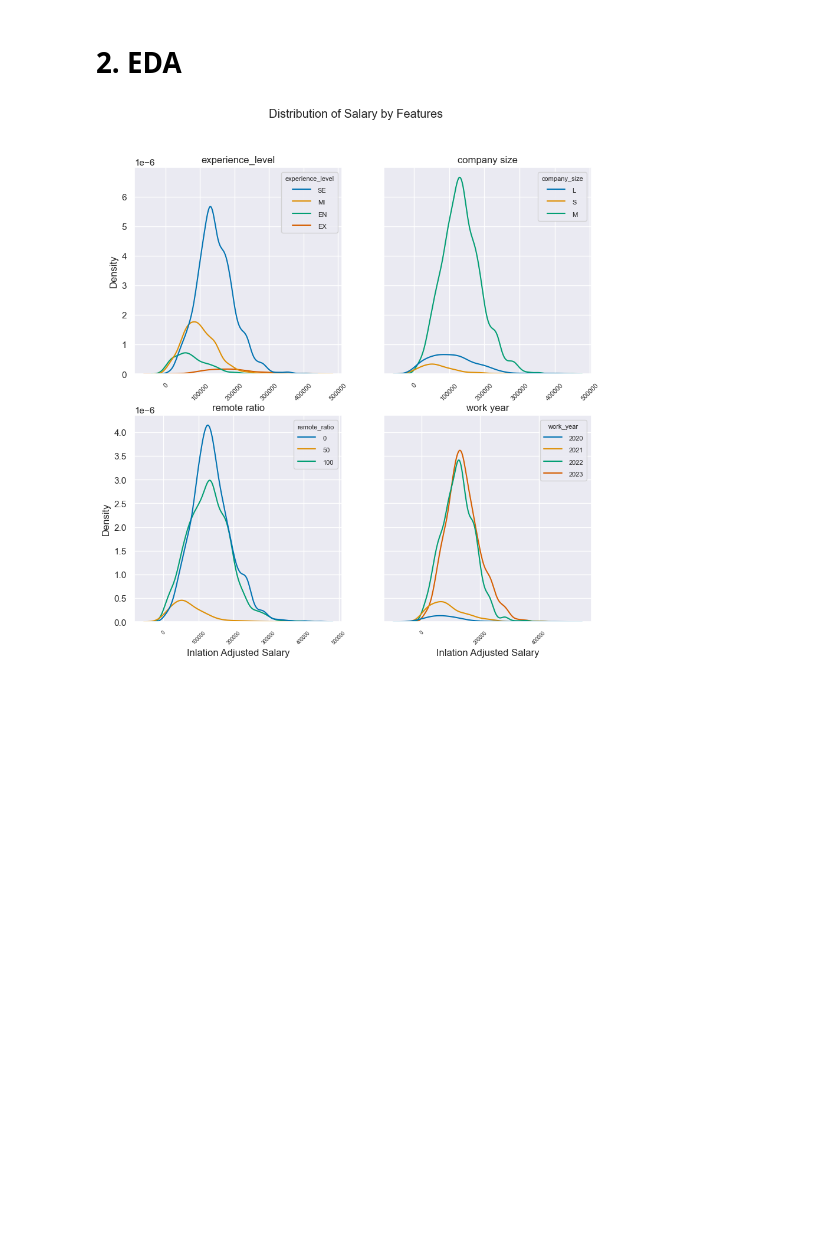
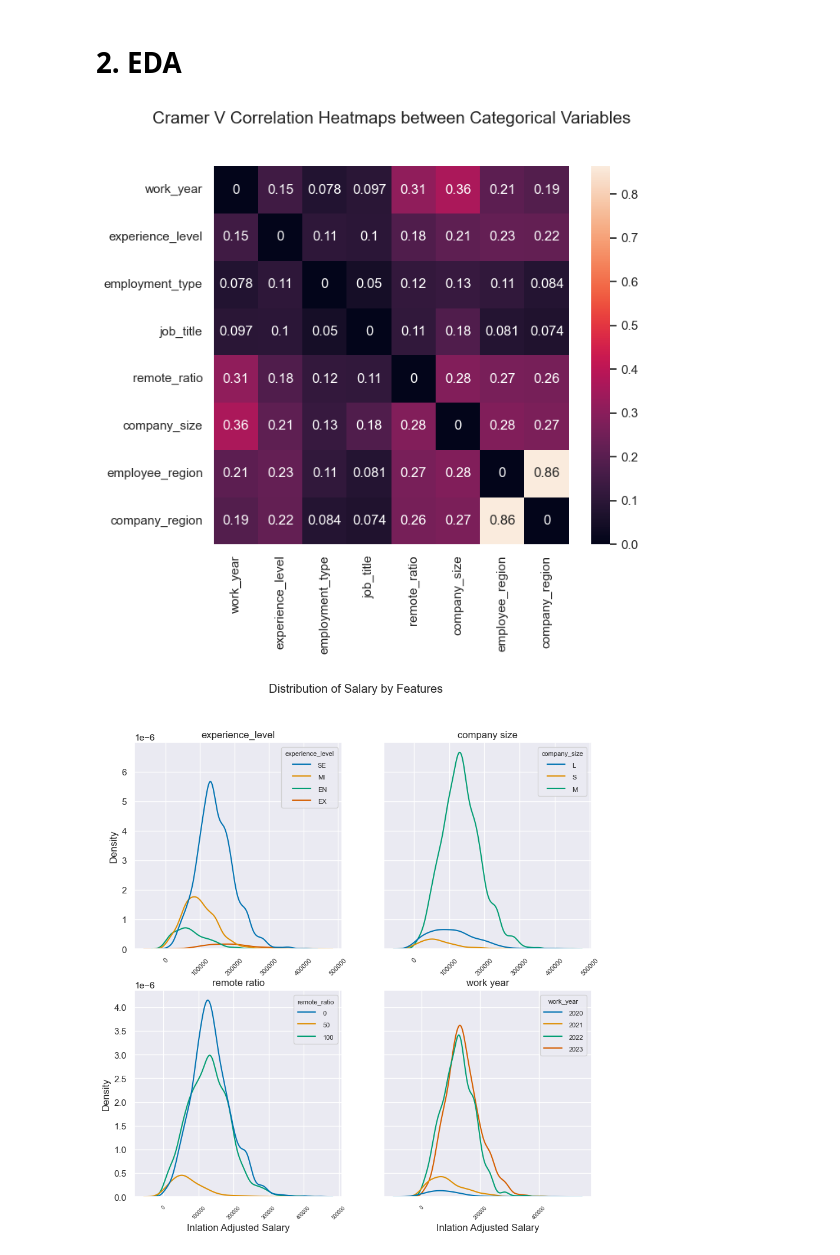
Before and after one commit to hyang78227/Springboard, a Jupyter notebook: story_telling_case_study/data science salary study.ipynb, the cells around one changed output. Cells and saved outputs as stored; diff of their text form; code cells hidden in the pictures; blank space fills up the shorter version.

```diff
--- a/story_telling_case_study/data science salary study.ipynb
+++ b/story_telling_case_study/data science salary study.ipynb
@@ -143,5 +154,13 @@ dtype: int64
 # %%
 ##keep top 5 mostly common job and group all rest into 'others'
-ls=list(salary_df['job_title'].value_counts().index[salary_df['job_title'].value_counts().values>=37])
-salary_df.job_title[~salary_df['job_title'].isin(ls)]='others'
-salary_df.job_title.value_counts()
+iplot=0
+
+if iplot==0:
+    ls=list(salary_df['job_title'].value_counts().index[salary_df['job_title'].value_counts().values>=103])
+    salary_df.job_title[~salary_df['job_title'].isin(ls)]='others'
+    salary_df.job_title.value_counts()
+
+if iplot==1:
+    ls=list(salary_df['job_title'].value_counts().index[salary_df['job_title'].value_counts().values>=37])
+    salary_df.job_title[~salary_df['job_title'].isin(ls)]='others'
+    salary_df.job_title.value_counts()
@@ -182,5 +178,36 @@ salary_df.head()
 # %% [markdown]
 # 2. EDA
+# %%
+def cramers_corrected_stat(confusion_matrix):
+    """ calculate Cramers V statistic for categorical-categorical association.
+        uses correction from Bergsma and Wicher,
+        Journal of the Korean Statistical Society 42 (2013): 323-328
+    """
+    chi2 = ss.chi2_contingency(confusion_matrix)[0]
+    n = confusion_matrix.sum().sum()
+    phi2 = chi2/n
+    r,k = confusion_matrix.shape
+    phi2corr = max(0, phi2 - ((k-1)*(r-1))/(n-1))
+    rcorr = r - ((r-1)**2)/(n-1)
+    kcorr = k - ((k-1)**2)/(n-1)
+    return np.sqrt(phi2corr / min( (kcorr-1), (rcorr-1)))
+
+cols=['work_year','experience_level','employment_type','job_title',
+      'remote_ratio','company_size','employee_region','company_region']
+
+corrM = np.zeros((len(cols),len(cols)))
+# there's probably a nice pandas way to do this
+for col1, col2 in combinations(cols, 2):
+    idx1, idx2 = cols.index(col1), cols.index(col2)
+    corrM[idx1, idx2] = cramers_corrected_stat(pd.crosstab(salary_df[col1], salary_df[col2]))
+    corrM[idx2, idx1] = corrM[idx1, idx2]
+
+corr = pd.DataFrame(corrM, index=cols, columns=cols)
+fig, ax = plt.subplots(figsize=(7, 6))
+ax = sns.heatmap(corr, annot=True, ax=ax);
+ax.set_title("Cramer V Correlation Heatmaps between Categorical Variables\n\n", fontsize=15);
+# %% [output]
+[figure, added]
 # %%
 fig,axes=plt.subplots(2,2,sharey='row',figsize=(10,10))
 
```
Also changed, not shown: parts of 15 cells of this notebook.
